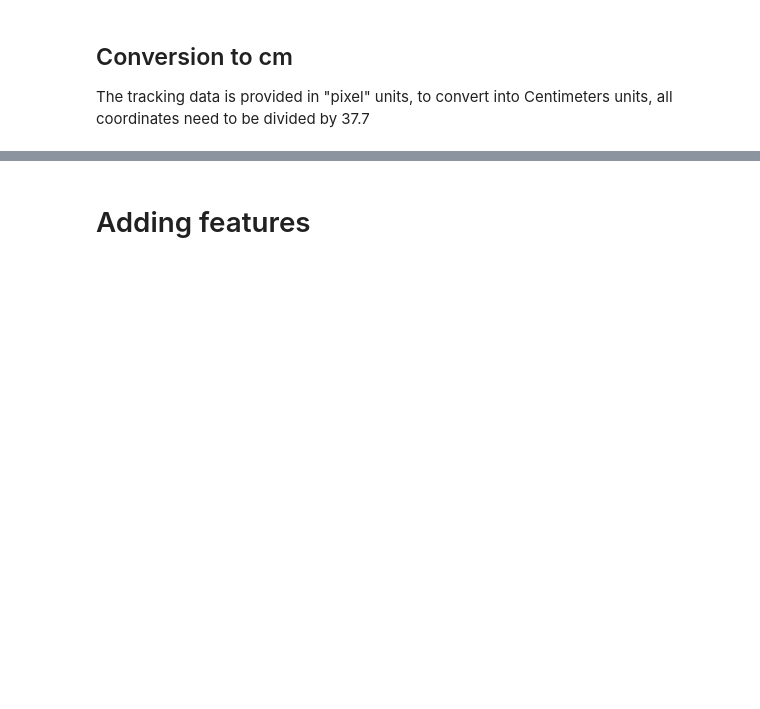
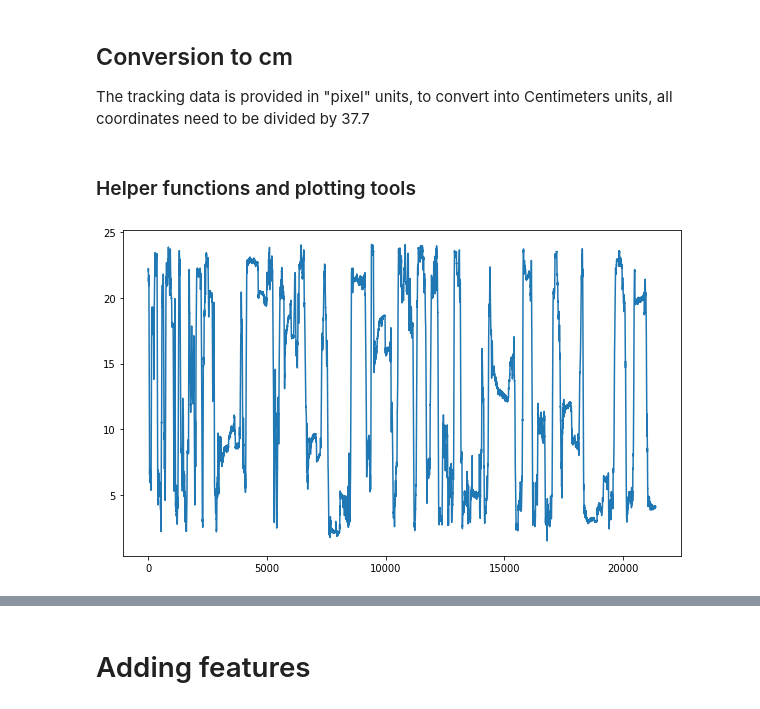
Before and after one commit to ffvoigt/neuromatch-compneuro-2022-project, a Jupyter notebook: Feature_Extraction_NM2022_Sfenj1.ipynb, the cells around one changed output, grey strips where cells are left out. Saved outputs shown, nothing was run; the diff lists cells and outputs as text; code cells hidden in the pictures; blank space fills up the shorter version.

```diff
--- a/Feature_Extraction_NM2022_Sfenj1.ipynb
+++ b/Feature_Extraction_NM2022_Sfenj1.ipynb
@@ -66,3 +70,18 @@ The tracking data is provided in "pixel" units, to convert into Centimeters unit
 ## uses conversion of 37.7 pixels/cm
 pos_names = ['nose_X', 'left_ear_X', 'right_ear_X','neck_X', 'left_hip_X', 'right_hip_X', 'tailbase_X', 'nose_Y', 'left_ear_Y', 'right_ear_Y','neck_Y', 'left_hip_Y', 'right_hip_Y', 'tailbase_Y']
 master_df[pos_names]= master_df[pos_names]/37.7
+# %% [markdown]
+### Helper functions and plotting tools
+# %%
+# Function to grab a certain column/feature for a specific mouse id and session:
+def grab_feature(featurename, session, mouse_id):
+  return master_df.loc[(master_df['session_num']==session) & (master_df['mouse_id']==mouse_id)][featurename]
+# %%
+def plot_feature_vs_frame(feature_label, session_num=0, mouse_id=0):
+    feature_series = grab_feature(feature_label, session_num, mouse_id)
+    plt.figure(figsize=(10, 6))
+    plt.plot(feature_series)
+# %%
+plot_feature_vs_frame('nose_X')
+# %% [output]
+[figure, added]
```
Also changed, not shown: parts of 43 cells of this notebook.
